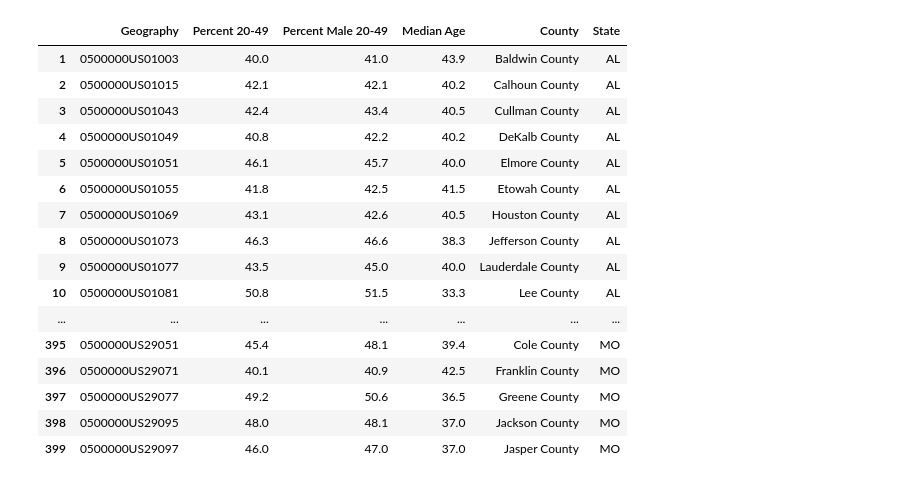
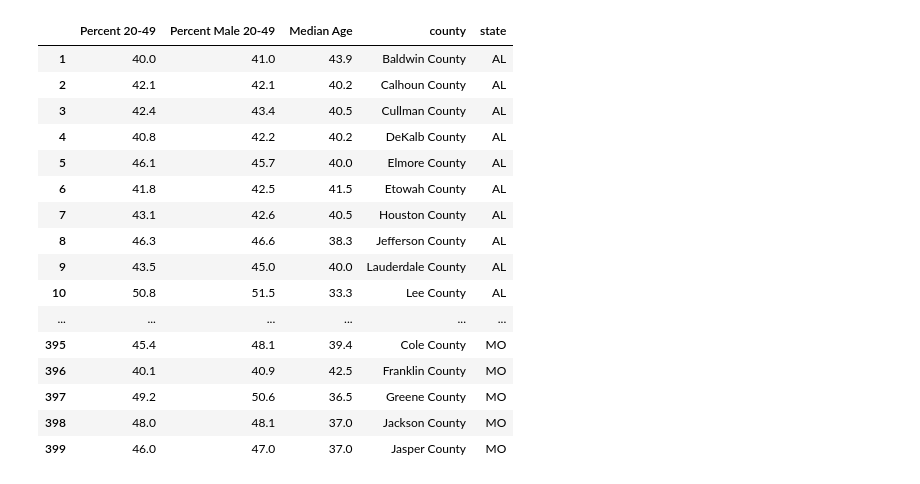
Before and after one commit to iiisong/homeless-hacklytics23, a Jupyter notebook: age_cleanup.ipynb, the cells around one changed output. Cells and saved outputs as stored; diff of their text form; code cells hidden in the pictures.

```diff
--- a/age_cleanup.ipynb
+++ b/age_cleanup.ipynb
@@ -36,27 +36,29 @@ def getCounty(s):
     arr = s.split(', ')
     return arr[0]
 # %%
-age_temp['County'] = age_temp['Geographic Area Name'].apply(getCounty)
-age_temp['State'] = age_temp['Geographic Area Name'].apply(getState)
-age_temp = age_temp.drop('Geographic Area Name', axis=1)
+age_temp2 = age_temp
+age_temp2['County'] = age_temp2['Geographic Area Name'].apply(getCounty)
+age_temp2['State'] = age_temp2['Geographic Area Name'].apply(getState)
+age_temp2 = age_temp2.drop(columns=['Geographic Area Name', 'Geography'])
+age_temp2 = age_temp2.rename(columns={'County':'county', 'State':'state'})
 # %%
-age_temp
+age_temp2
 # %% [output]
-|  | Geography | Percent 20-49 | Percent Male 20-49 | Median Age | County | State |
-| 1 | 0500000US01003 | 40.0 | 41.0 | 43.9 | Baldwin County | AL |
-| 2 | 0500000US01015 | 42.1 | 42.1 | 40.2 | Calhoun County | AL |
-| 3 | 0500000US01043 | 42.4 | 43.4 | 40.5 | Cullman County | AL |
-| 4 | 0500000US01049 | 40.8 | 42.2 | 40.2 | DeKalb County | AL |
-| 5 | 0500000US01051 | 46.1 | 45.7 | 40.0 | Elmore County | AL |
-| 6 | 0500000US01055 | 41.8 | 42.5 | 41.5 | Etowah County | AL |
-| 7 | 0500000US01069 | 43.1 | 42.6 | 40.5 | Houston County | AL |
-| 8 | 0500000US01073 | 46.3 | 46.6 | 38.3 | Jefferson County | AL |
-| 9 | 0500000US01077 | 43.5 | 45.0 | 40.0 | Lauderdale County | AL |
-| 10 | 0500000US01081 | 50.8 | 51.5 | 33.3 | Lee County | AL |
-| ... | ... | ... | ... | ... | ... | ... |
-| 395 | 0500000US29051 | 45.4 | 48.1 | 39.4 | Cole County | MO |
-| 396 | 0500000US29071 | 40.1 | 40.9 | 42.5 | Franklin County | MO |
-| 397 | 0500000US29077 | 49.2 | 50.6 | 36.5 | Greene County | MO |
-| 398 | 0500000US29095 | 48.0 | 48.1 | 37.0 | Jackson County | MO |
-| 399 | 0500000US29097 | 46.0 | 47.0 | 37.0 | Jasper County | MO |
+|  | Percent 20-49 | Percent Male 20-49 | Median Age | county | state |
+| 1 | 40.0 | 41.0 | 43.9 | Baldwin County | AL |
+| 2 | 42.1 | 42.1 | 40.2 | Calhoun County | AL |
+| 3 | 42.4 | 43.4 | 40.5 | Cullman County | AL |
+| 4 | 40.8 | 42.2 | 40.2 | DeKalb County | AL |
+| 5 | 46.1 | 45.7 | 40.0 | Elmore County | AL |
+| 6 | 41.8 | 42.5 | 41.5 | Etowah County | AL |
+| 7 | 43.1 | 42.6 | 40.5 | Houston County | AL |
+| 8 | 46.3 | 46.6 | 38.3 | Jefferson County | AL |
+| 9 | 43.5 | 45.0 | 40.0 | Lauderdale County | AL |
+| 10 | 50.8 | 51.5 | 33.3 | Lee County | AL |
+| ... | ... | ... | ... | ... | ... |
+| 395 | 45.4 | 48.1 | 39.4 | Cole County | MO |
+| 396 | 40.1 | 40.9 | 42.5 | Franklin County | MO |
+| 397 | 49.2 | 50.6 | 36.5 | Greene County | MO |
+| 398 | 48.0 | 48.1 | 37.0 | Jackson County | MO |
+| 399 | 46.0 | 47.0 | 37.0 | Jasper County | MO |
 # %%
```
Also changed, not shown: parts of 1 cell of this notebook, 11 other files.
